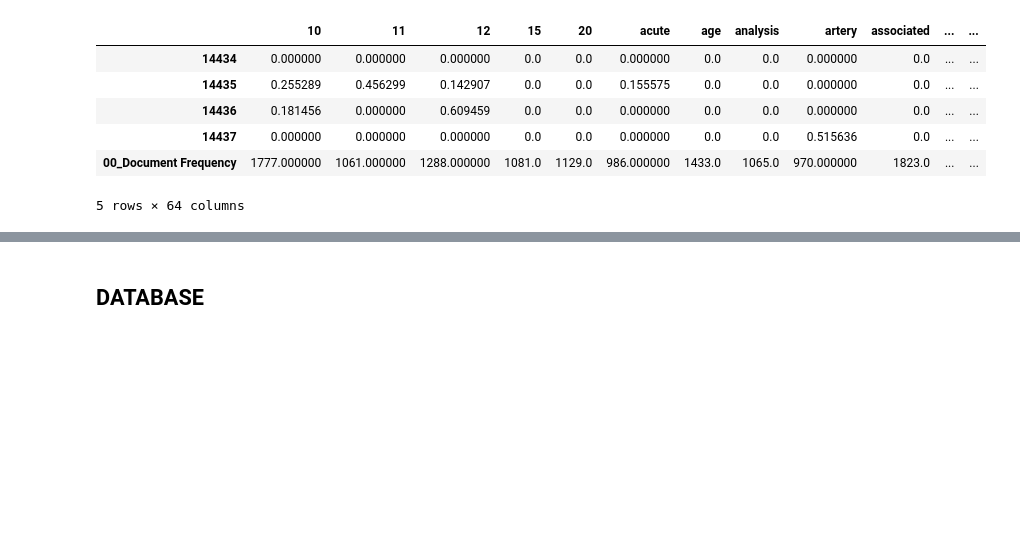
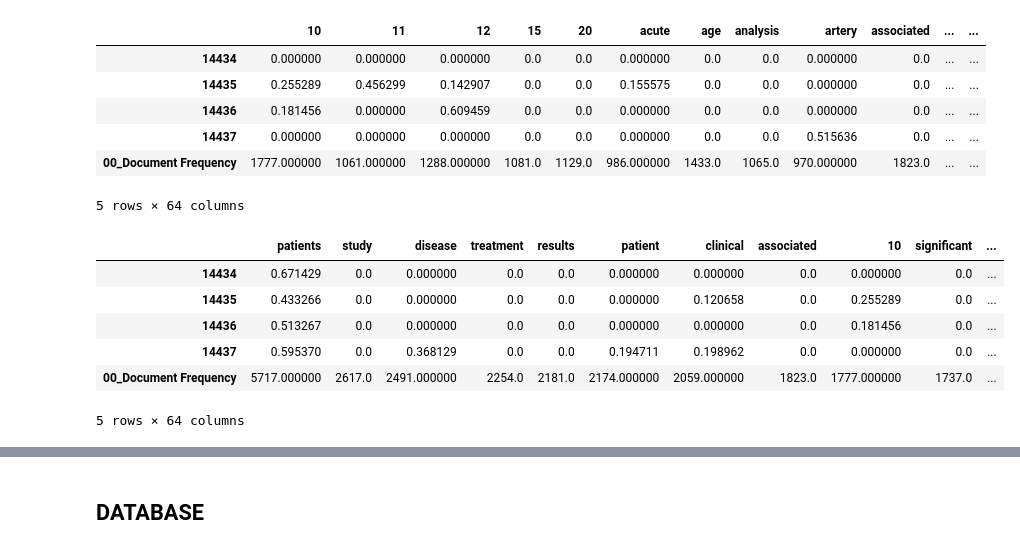
Before and after one commit to vitomarcorubino/MedicalTextNLP, a Jupyter notebook: medicalTextNLP.ipynb, the cells around one changed output, grey strips where cells are left out. Drawn from its saved outputs; the diff is of its cells as text; code cells hidden in the pictures; blank space fills up the shorter version.

```diff
--- a/medicalTextNLP.ipynb
+++ b/medicalTextNLP.ipynb
@@ -520,3 +572,13 @@ tfidf_df.tail()
 | 14437 | 0.000000 | 0.000000 | 0.000000 | 0.0 | 0.0 | 0.000000 | 0.0 | 0.0 | 0.515636 | 0.0 | ... | ... |
 | 00_Document Frequency | 1777.000000 | 1061.000000 | 1288.000000 | 1081.0 | 1129.0 | 986.000000 | 1433.0 | 1065.0 | 970.000000 | 1823.0 | ... | ... |
 5 rows × 64 columns
+# %%
+tfidf_df.sort_values(by='00_Document Frequency', axis=1, ascending=False).tail()
+# %% [output]
+|  | patients | study | disease | treatment | results | patient | clinical | associated | 10 | significant | ... |
+| 14434 | 0.671429 | 0.0 | 0.000000 | 0.0 | 0.0 | 0.000000 | 0.000000 | 0.0 | 0.000000 | 0.0 | ... |
+| 14435 | 0.433266 | 0.0 | 0.000000 | 0.0 | 0.0 | 0.000000 | 0.120658 | 0.0 | 0.255289 | 0.0 | ... |
+| 14436 | 0.513267 | 0.0 | 0.000000 | 0.0 | 0.0 | 0.000000 | 0.000000 | 0.0 | 0.181456 | 0.0 | ... |
+| 14437 | 0.595370 | 0.0 | 0.368129 | 0.0 | 0.0 | 0.194711 | 0.198962 | 0.0 | 0.000000 | 0.0 | ... |
+| 00_Document Frequency | 5717.000000 | 2617.0 | 2491.000000 | 2254.0 | 2181.0 | 2174.000000 | 2059.000000 | 1823.0 | 1777.000000 | 1737.0 | ... |
+5 rows × 64 columns
```
Also changed, not shown: parts of 13 cells of this notebook.
